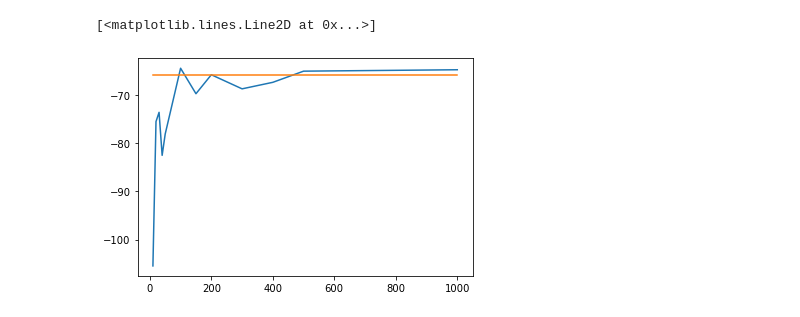
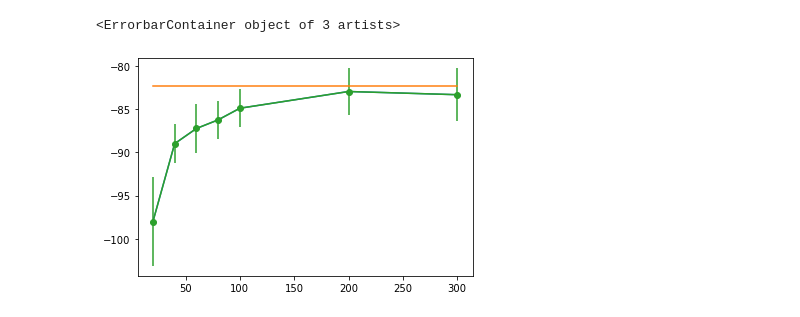
Before and after one commit to markvdw/invgp, a Jupyter notebook: notebooks/the-log-concave-gap.ipynb, the cells around one changed output. Drawn from its saved outputs; the diff is of its cells as text; code cells hidden in the pictures.

```diff
--- a/notebooks/the-log-concave-gap.ipynb
+++ b/notebooks/the-log-concave-gap.ipynb
@@ -117,7 +117,8 @@ Step: 1950, Mini batch elbo: 205.22476912999568
 # %%
-orbit_samples = [10, 20, 30, 40, 50, 100, 150, 200, 300, 400, 500, 1000]
+orbit_samples = [20, 40, 60, 80, 100, 200, 300, 400, 500, 600, 700, 800, 900, 1000]
 g_samples = 10
-elbos = []
+elbo_means = []
+elbo_sds = []
 
 for os in orbit_samples:
     stoch_k = invgp.kernels.StochasticInvariant(
@@ -132,5 +133,9 @@ for os in orbit_samples:
                               q_mu = SVGPmodel.q_mu.numpy(),
                               q_sqrt = SVGPmodel.q_sqrt.numpy(),
                               matheron_sampler = True, num_samples = g_samples)
-    elbo = sample_model.elbo((X,Y))
-    elbos.append(elbo.numpy())
+    container = []
+    for it in range(20):
+        elbo = sample_model.elbo((X,Y))
+        container.append(elbo.numpy())
+    elbo_means.append(np.mean(container))
+    elbo_sds.append(np.std(container))
@@ -149,9 +171,8 @@ I tried for the softmax, but there is some bug that I could not immediately solv
 # %%
 pX = np.linspace(-10.0, 10.0, 300)[:, None]
-X = np.random.uniform(-5, 5, 300)[:, None]
-Y = np.sin(3 * X) + 0.1  +  np.cos(0.5 * X) + np.random.randn(*X.shape) * 0.1
+#X = np.random.uniform(-5, 5, 300)[:, None]
+#Y = np.sin(3 * X) + 0.1  +  np.cos(0.5 * X) + np.random.randn(*X.shape) * 0.1
 Y = (Y > 0).astype(int)
-#Y = np.sign(Y).astype(int)
 Z = np.linspace(-5, 5, 50)[:, None]
 
 train_dataset = tf.data.Dataset.from_tensor_slices((X, Y))
@@ -166,8 +187,9 @@ orbit_variance = 0.1
 
 det_k = GaussianNoiseInvariant(orbit_variance=orbit_variance)
 # %%
-SVGPmodel = SVGP(det_k, likelihood = gpflow.likelihoods.Bernoulli(),
+SVGPmodel = SVGP(det_k, likelihood = gpflow.likelihoods.Softmax(num_classes = 2),
                  num_data = len(X),
+                 num_latent_gps = 2,
                  inducing_variable=GaussianNoiseInvariantInducing(Z.copy()))
 
 train_iter = iter(train_dataset.repeat())
@@ -210,7 +228,8 @@ SVGPmodel.elbo((X,Y))
 # %%
-orbit_samples = [10, 20, 30, 40, 50, 100, 150, 200, 300, 400, 500, 1000]
+orbit_samples = [20, 40, 60, 80, 100, 200, 300]
 g_samples = 10
-elbos = []
+elbo_means = []
+elbo_sds = []
 
 for os in orbit_samples:
     stoch_k = invgp.kernels.StochasticInvariant(
@@ -221,9 +240,14 @@ for os in orbit_samples:
     sample_model = SampleSVGP(stoch_k,
                               inducing_variable = StochasticConvolvedInducingPoints(SVGPmodel.inducing_variable.Z),
                               num_data = len(X),
-                              likelihood = gpflow.likelihoods.Bernoulli(),
+                              likelihood = gpflow.likelihoods.Softmax(num_classes = 2),
+                              num_latent_gps = 2,
                               q_mu = SVGPmodel.q_mu.numpy(),
                               q_sqrt = SVGPmodel.q_sqrt.numpy(),
                               matheron_sampler = True, num_samples = g_samples)
-    elbo = sample_model.elbo((X,Y))
-    elbos.append(elbo.numpy())
+    container = []
+    for it in range(20):
+        elbo = sample_model.elbo((X,Y))
+        container.append(elbo.numpy())
+    elbo_means.append(np.mean(container))
+    elbo_sds.append(np.std(container))
@@ -230,6 +264,10 @@ for os in orbit_samples:
 # %%
-plt.plot(orbit_samples, elbos, "-")
+fig, ax = plt.subplots()
+plt.plot(orbit_samples, elbo_means, "-")
 plt.plot(orbit_samples, SVGPelbo.numpy() * np.ones(len(orbit_samples)))
+ax.errorbar(orbit_samples, elbo_means,
+            yerr=elbo_sds,
+            fmt='-o')
 # %% [output]
-[<matplotlib.lines.Line2D at 0x...>]
+<ErrorbarContainer object of 3 artists>
-[figure, old version]
+[figure, new version]
```
Also changed, not shown: parts of 11 cells of this notebook, 2 other files.
